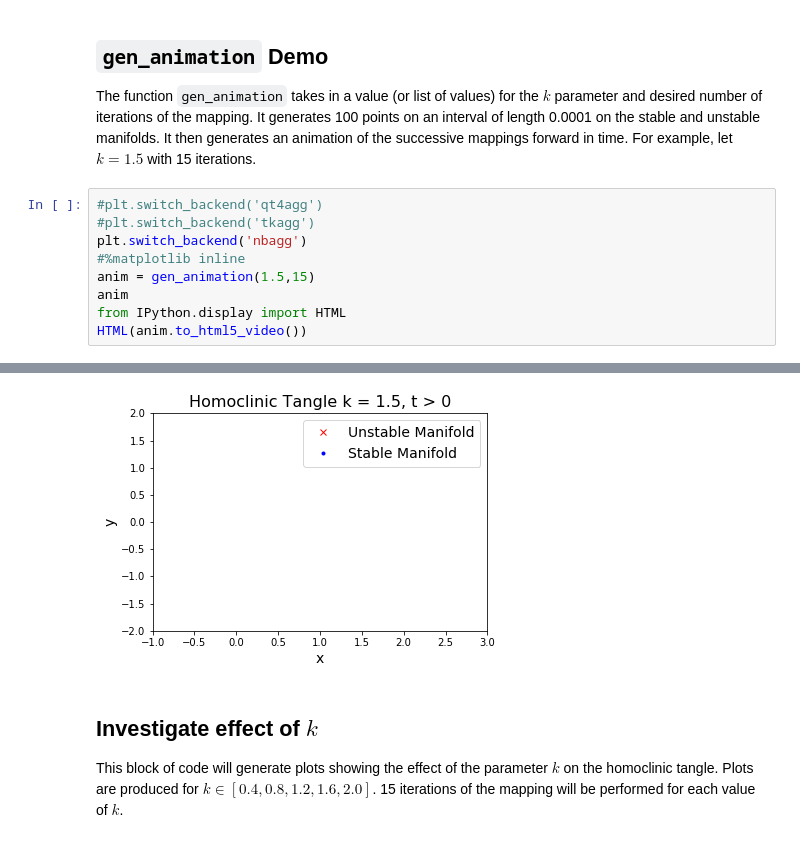
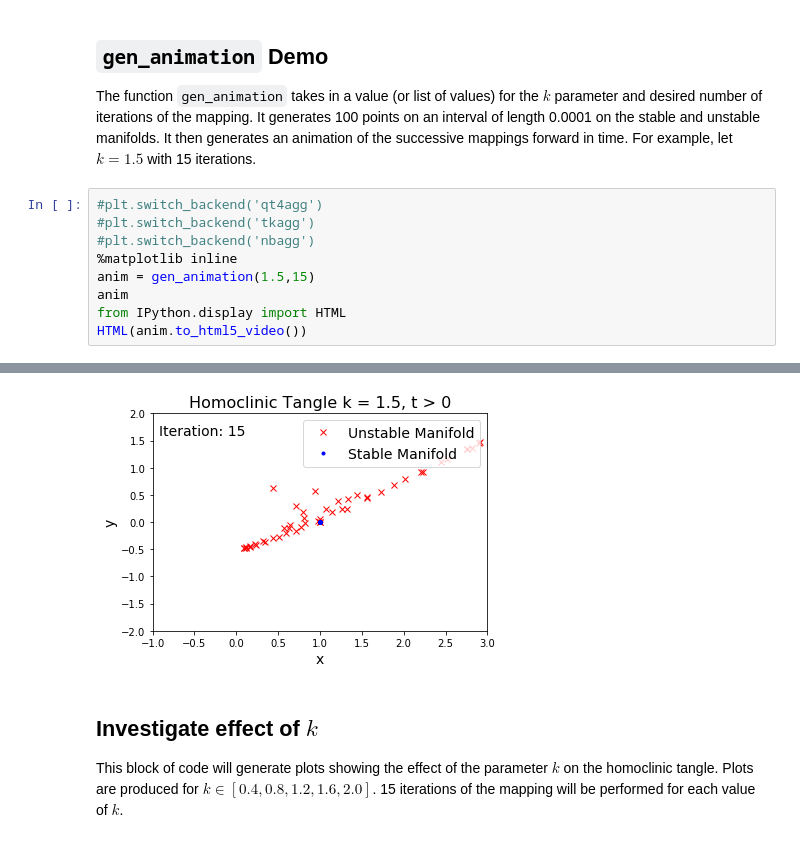
Before and after one commit to dgarrett622/Applied-Dynamical-Systems-2018, a Jupyter notebook: HW1.ipynb, the cells around one changed output, grey strips where cells are left out. Saved outputs shown, nothing was run; the diff lists cells and outputs as text.

Commit message:
trying inline

```diff
--- a/HW1.ipynb
+++ b/HW1.ipynb
@@ -208,8 +208,8 @@ The function `gen_animation` takes in a value (or list of values) for the $ k $
 # %%
 #plt.switch_backend('qt4agg')
 #plt.switch_backend('tkagg')
-plt.switch_backend('nbagg')
-#%matplotlib inline
+#plt.switch_backend('nbagg')
+%matplotlib inline
 anim = gen_animation(1.5,15)
 anim
 from IPython.display import HTML
@@ -221,4 +219,4 @@ HTML(anim.to_html5_video())
-[figure, old version]
+[figure, new version]
 # %% [markdown]
 ## Investigate effect of $ k $
 This block of code will generate plots showing the effect of the parameter $ k $ on the homoclinic tangle. Plots are produced for $ k \in \left[0.4, 0.8, 1.2, 1.6, 2.0\right] $. 15 iterations of the mapping will be performed for each value of $ k $.
```
Also changed, not shown: parts of 1 cell of this notebook.
